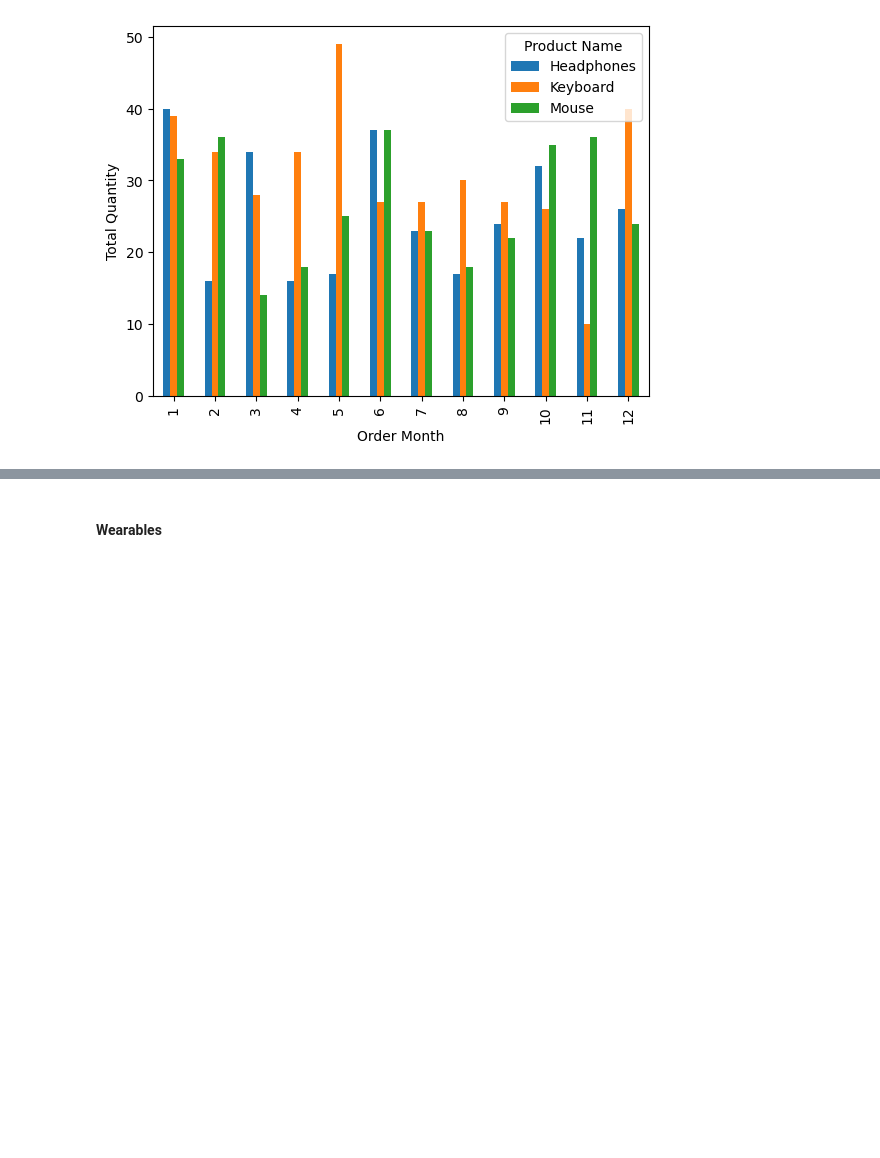
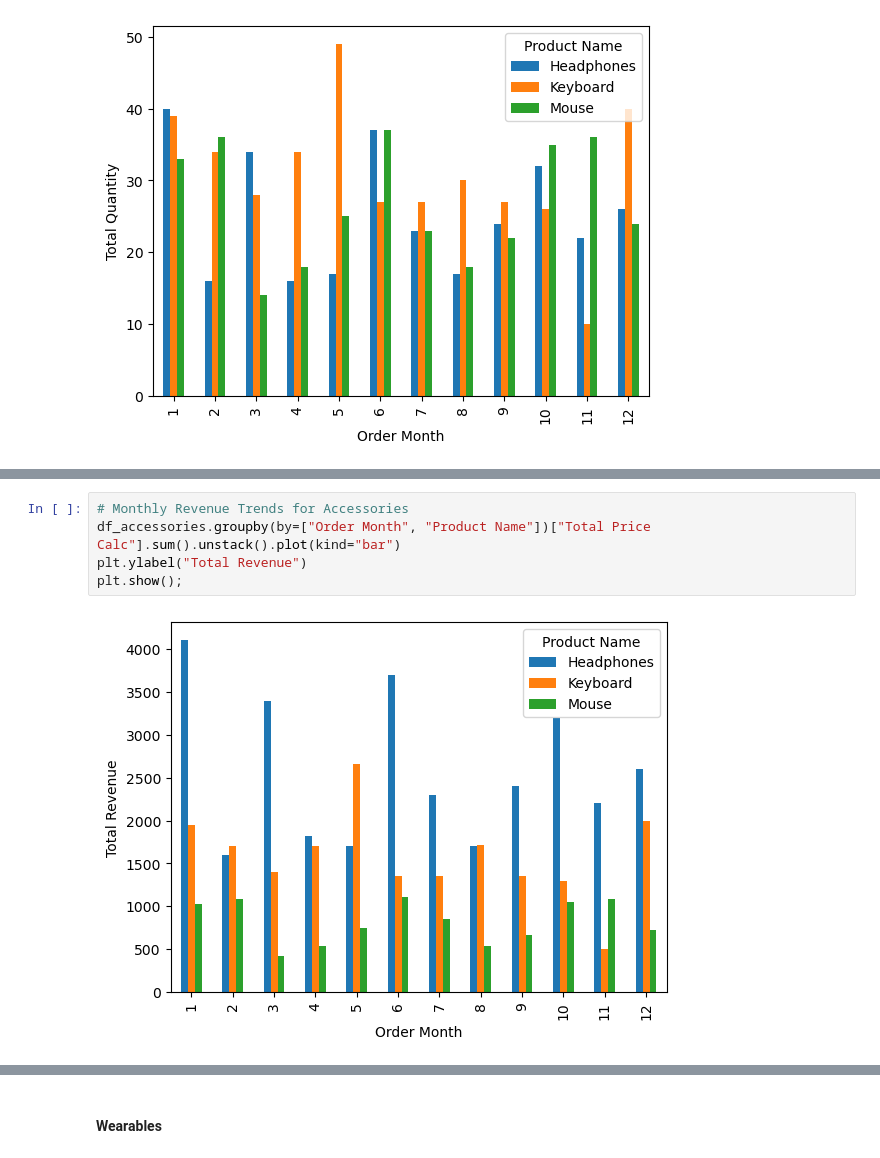
Before and after one commit to Mohammed-Hanan-Othman/ecommerce-sales-analysis, a Jupyter notebook: notebooks/3.product_performance.ipynb, the cells around one changed output, grey strips where cells are left out. Cells and saved outputs as stored; diff of their text form; blank space fills up the shorter version.

```diff
--- a/notebooks/3.product_performance.ipynb
+++ b/notebooks/3.product_performance.ipynb
@@ -195,0 +203,7 @@ plt.show();
+# %%
+# Monthly Revenue Trends for Accessories
+df_accessories.groupby(by=["Order Month", "Product Name"])["Total Price Calc"].sum().unstack().plot(kind="bar")
+plt.ylabel("Total Revenue")
+plt.show();
+# %% [output]
+[figure, added]
```
Also changed, not shown: parts of 4 cells of this notebook.
